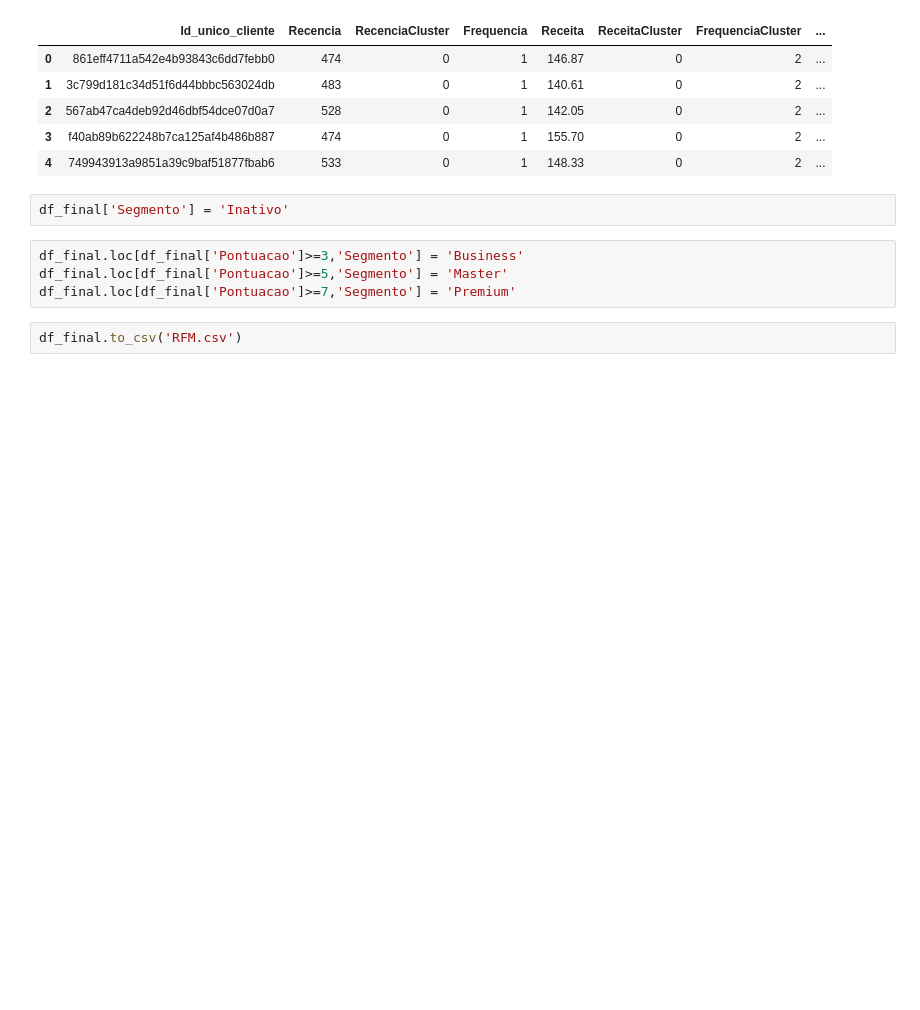
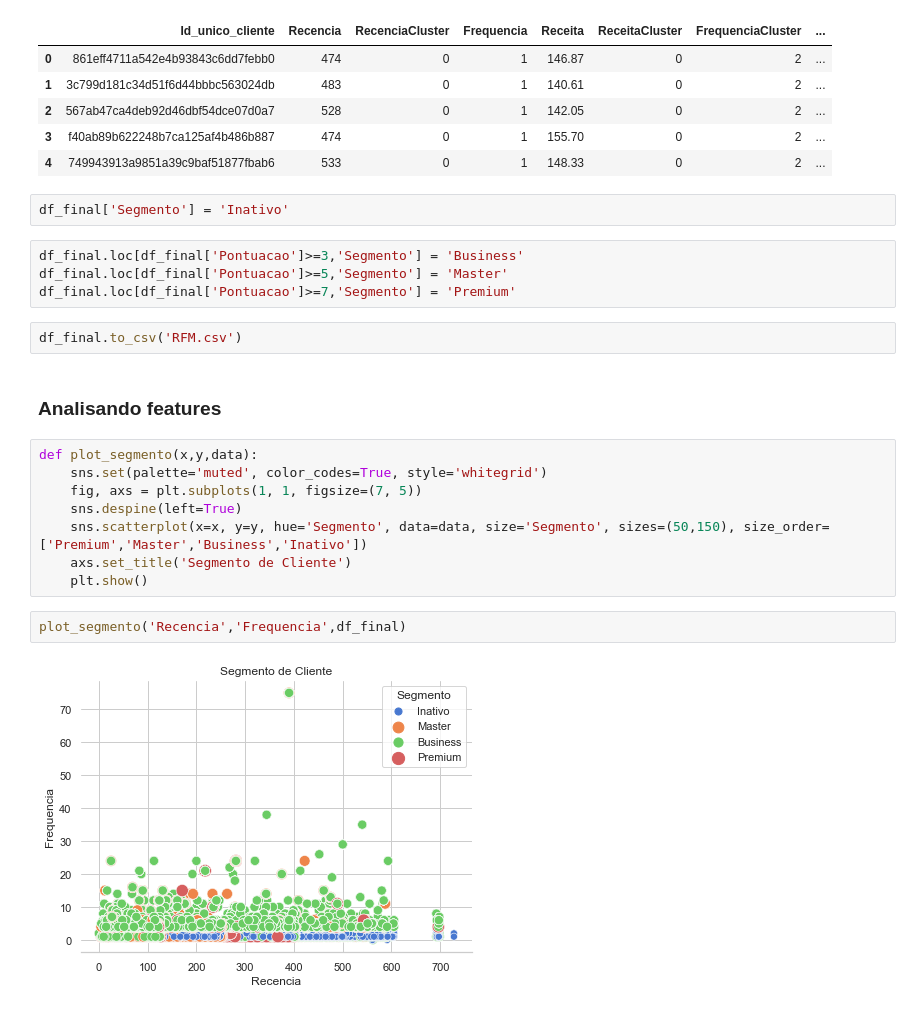
Before and after one commit to thayannefranca/Segmentacao_de_Clientes, a Jupyter notebook: clusterizacao.ipynb, the cells around one changed output. Cells and saved outputs as stored; diff of their text form; blank space fills up the shorter version.

Commit message:
Analisando as features graficamente

```diff
--- a/clusterizacao.ipynb
+++ b/clusterizacao.ipynb
@@ -318,3 +318,17 @@ df_final.loc[df_final['Pontuacao']>=5,'Segmento'] = 'Master'
 df_final.loc[df_final['Pontuacao']>=7,'Segmento'] = 'Premium'
 # %%
 df_final.to_csv('RFM.csv')
+# %% [markdown]
+### Analisando features
+# %%
+def plot_segmento(x,y,data):
+    sns.set(palette='muted', color_codes=True, style='whitegrid')
+    fig, axs = plt.subplots(1, 1, figsize=(7, 5))
+    sns.despine(left=True)
+    sns.scatterplot(x=x, y=y, hue='Segmento', data=data, size='Segmento', sizes=(50,150), size_order=['Premium','Master','Business','Inativo'])
+    axs.set_title('Segmento de Cliente')
+    plt.show()
+# %%
+plot_segmento('Recencia','Frequencia',df_final)
+# %% [output]
+[figure, added]
```
Also changed, not shown: parts of 3 cells of this notebook.
